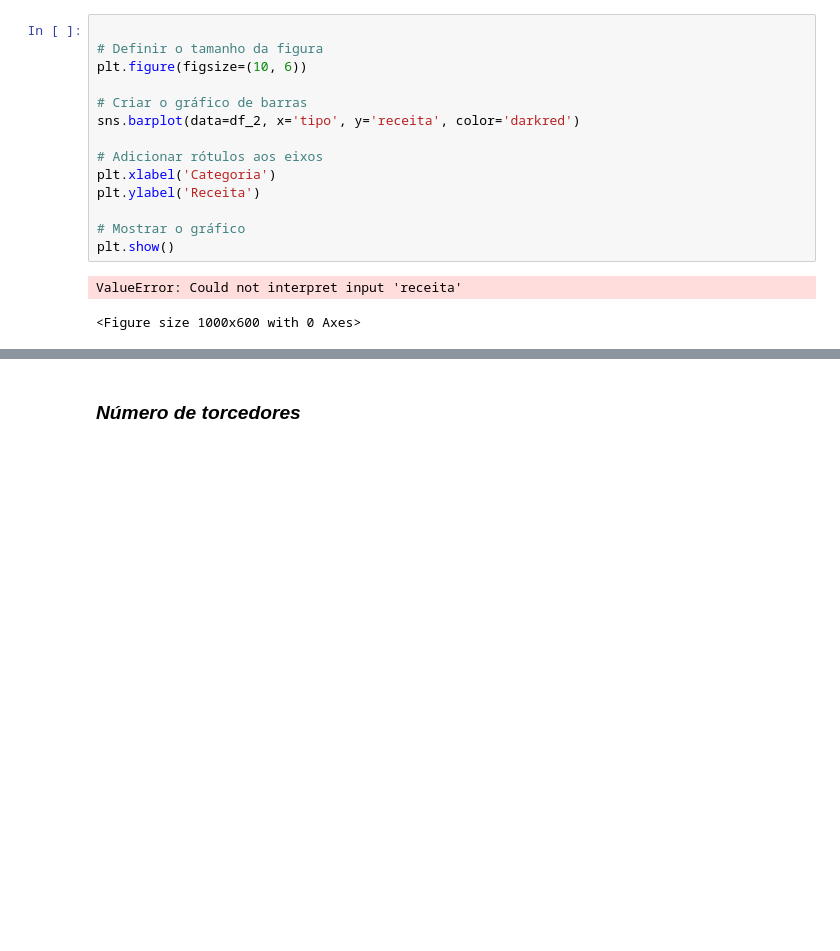
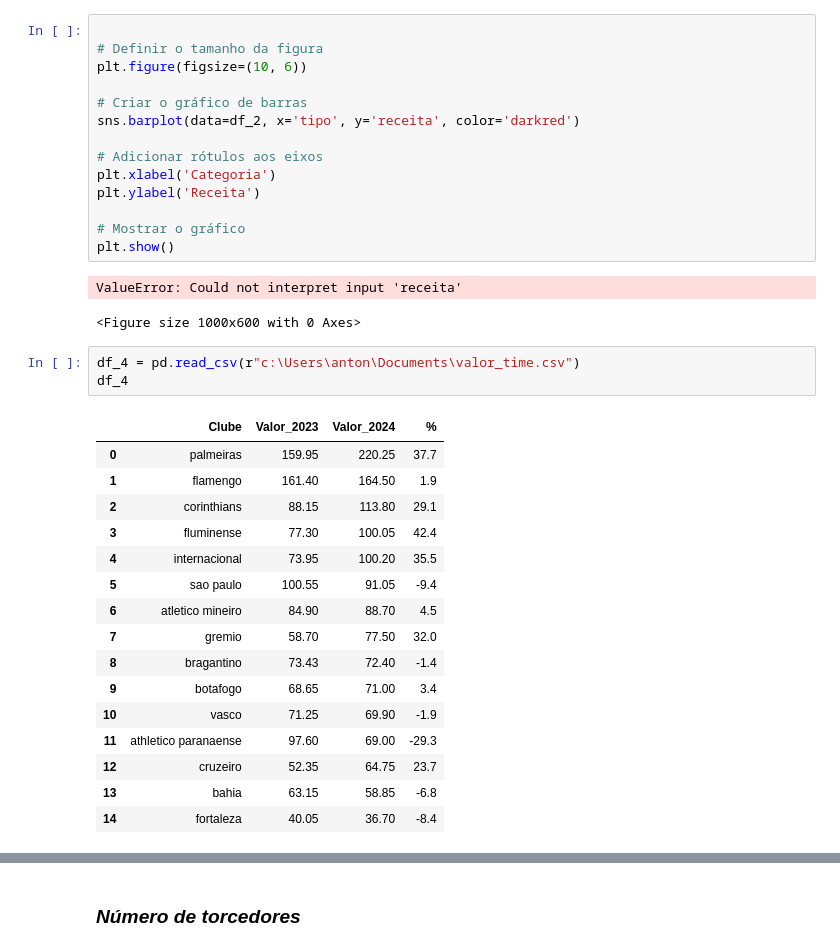
Before and after one commit to AVTBrasil/An-lise-de-Dados-no-Futebol, a Jupyter notebook: Analise_de_dados.ipynb, the cells around one changed output, grey strips where cells are left out. Cells and saved outputs as stored; diff of their text form; blank space fills up the shorter version.

```diff
--- a/Analise_de_dados.ipynb
+++ b/Analise_de_dados.ipynb
@@ -116,3 +116,23 @@ plt.show()
 # %% [output]
 ValueError: Could not interpret input 'receita'
 <Figure size 1000x600 with 0 Axes>
+# %%
+df_4 = pd.read_csv(r"c:\Users\anton\Documents\valor_time.csv")
+df_4
+# %% [output]
+|  | Clube | Valor_2023 | Valor_2024 | % |
+| 0 | palmeiras | 159.95 | 220.25 | 37.7 |
+| 1 | flamengo | 161.40 | 164.50 | 1.9 |
+| 2 | corinthians | 88.15 | 113.80 | 29.1 |
+| 3 | fluminense | 77.30 | 100.05 | 42.4 |
+| 4 | internacional | 73.95 | 100.20 | 35.5 |
+| 5 | sao paulo | 100.55 | 91.05 | -9.4 |
+| 6 | atletico mineiro | 84.90 | 88.70 | 4.5 |
+| 7 | gremio | 58.70 | 77.50 | 32.0 |
+| 8 | bragantino | 73.43 | 72.40 | -1.4 |
+| 9 | botafogo | 68.65 | 71.00 | 3.4 |
+| 10 | vasco | 71.25 | 69.90 | -1.9 |
+| 11 | athletico paranaense | 97.60 | 69.00 | -29.3 |
+| 12 | cruzeiro | 52.35 | 64.75 | 23.7 |
+| 13 | bahia | 63.15 | 58.85 | -6.8 |
+| 14 | fortaleza | 40.05 | 36.70 | -8.4 |
```
Also changed, not shown: parts of 2 cells of this notebook.
